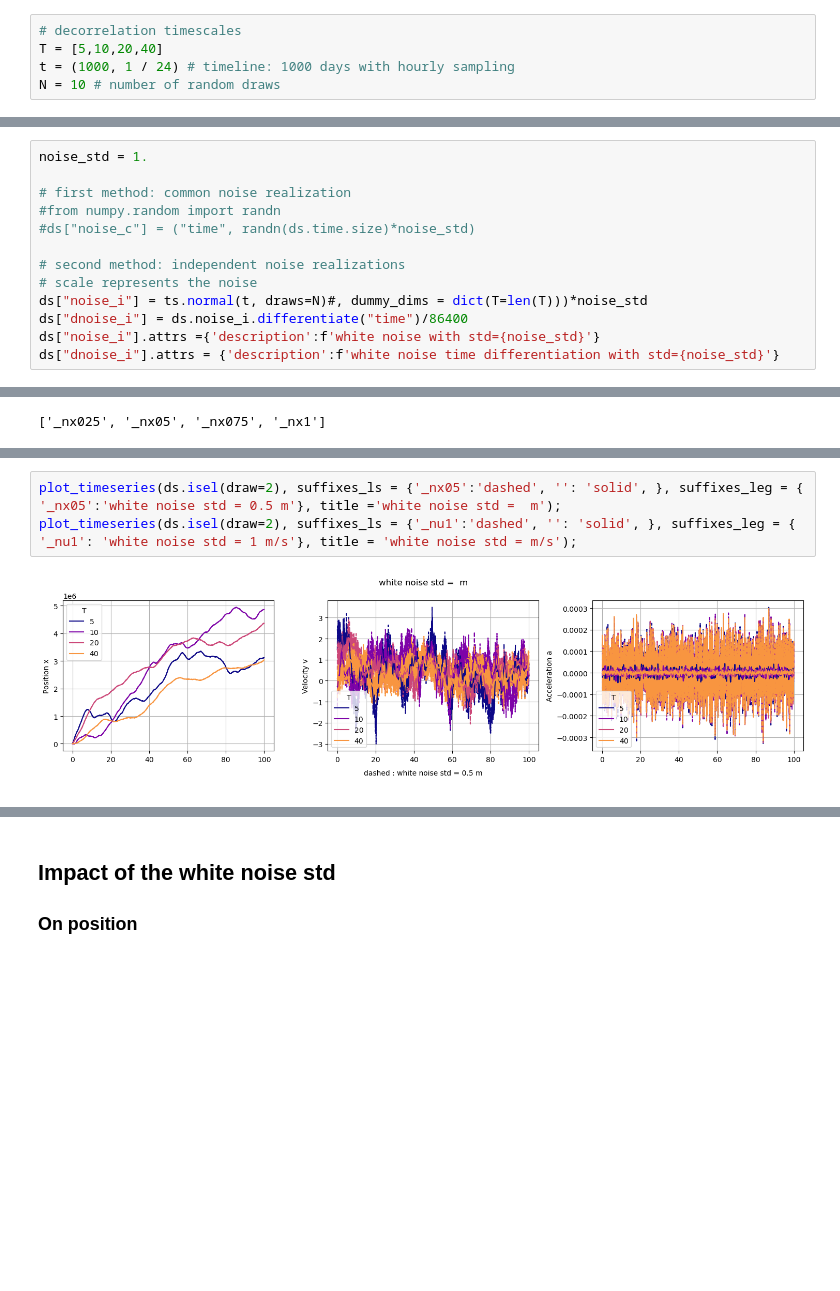
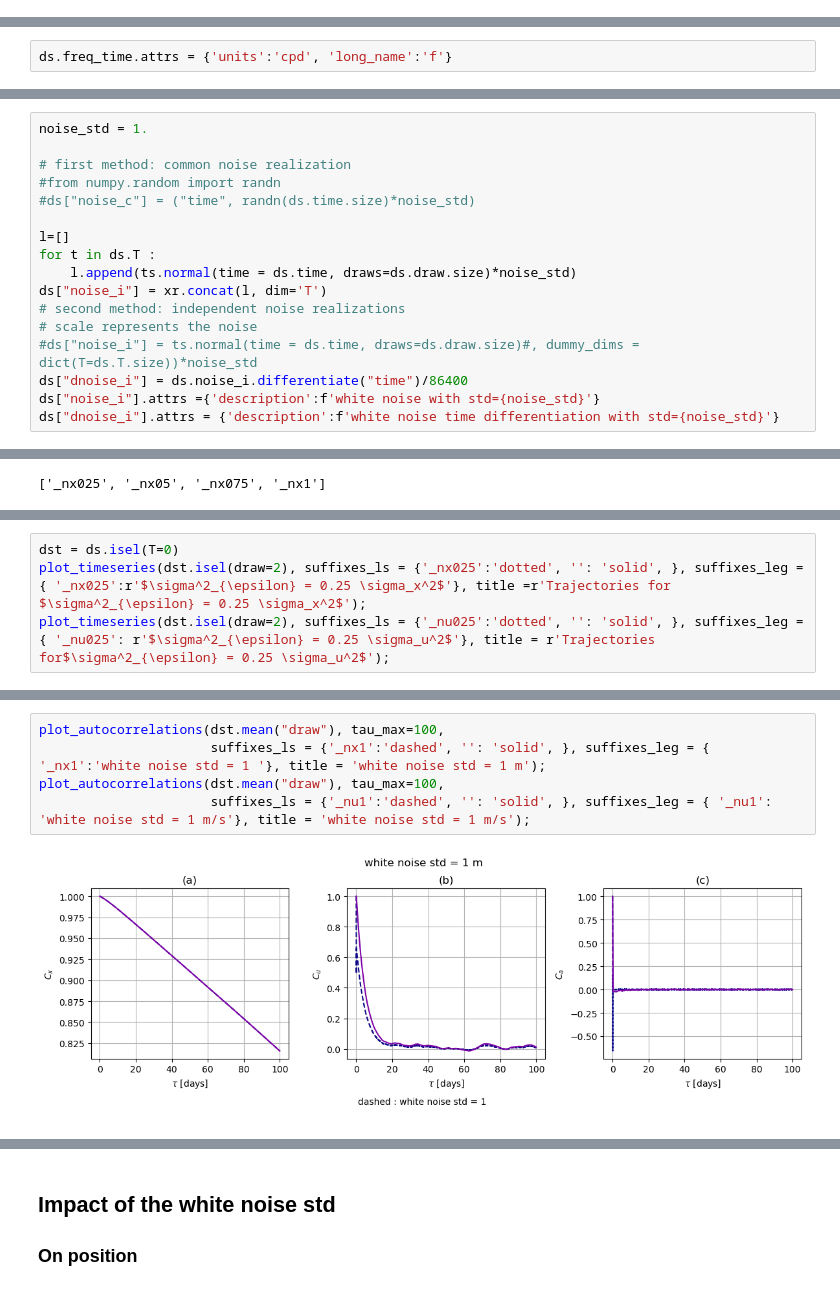
Before and after one commit to margot-demol/PhD, a Jupyter notebook: GDP/synthetics_trajectories/notebooks/diag_synthetic_trajectories_ou.ipynb, the cells around one changed output, grey strips where cells are left out. Drawn from its saved outputs; the diff is of its cells as text; blank space fills up the shorter version.

Commit message:
synthetic traj noise

```diff
--- a/GDP/synthetics_trajectories/notebooks/diag_synthetic_trajectories_ou.ipynb
+++ b/GDP/synthetics_trajectories/notebooks/diag_synthetic_trajectories_ou.ipynb
@@ -53,11 +53,6 @@ client
 # Embedded OU processes: Viggiano et al. 2020
 
 We generate timeseries corresponding to their equations (2.14-2.18).
-# %%
-# decorrelation timescales
-T = [5,10,20,40]
-t = (1000, 1 / 24) # timeline: 1000 days with hourly sampling
-N = 10 # number of random draws
 # %%
 #root_dir ='/Users/mdemol/code/PhD/GDP/synthetics_trajectories'
 path = os.path.join(root_dir, "synthetic_traj_ou.zarr")
@@ -84,3 +85,5 @@ Attributes:
+# %%
+ds.freq_time.attrs = {'units':'cpd', 'long_name':'f'}
 # %% [markdown]
 ## Plotting functions
 # %%
@@ -243,9 +259,13 @@ noise_std = 1.
 #from numpy.random import randn
 #ds["noise_c"] = ("time", randn(ds.time.size)*noise_std)
 
+l=[]
+for t in ds.T :
+    l.append(ts.normal(time = ds.time, draws=ds.draw.size)*noise_std)
+ds["noise_i"] = xr.concat(l, dim='T')
 # second method: independent noise realizations
 # scale represents the noise
-ds["noise_i"] = ts.normal(t, draws=N)#, dummy_dims = dict(T=len(T)))*noise_std
+#ds["noise_i"] = ts.normal(time = ds.time, draws=ds.draw.size)#, dummy_dims = dict(T=ds.T.size))*noise_std
 ds["dnoise_i"] = ds.noise_i.differentiate("time")/86400
 ds["noise_i"].attrs ={'description':f'white noise with std={noise_std}'}
 ds["dnoise_i"].attrs = {'description':f'white noise time differentiation with std={noise_std}'}
@@ -483,0 +487,4 @@ suffixes_x
+# %%
+dst = ds.isel(T=0)
+plot_timeseries(dst.isel(draw=2), suffixes_ls = {'_nx025':'dotted', '': 'solid', }, suffixes_leg = { '_nx025':r'$\sigma^2_{\epsilon} = 0.25 \sigma_x^2$'}, title =r'Trajectories for $\sigma^2_{\epsilon} = 0.25 \sigma_x^2$');
+plot_timeseries(dst.isel(draw=2), suffixes_ls = {'_nu025':'dotted', '': 'solid', }, suffixes_leg = { '_nu025': r'$\sigma^2_{\epsilon} = 0.25 \sigma_u^2$'}, title = r'Trajectories for$\sigma^2_{\epsilon} = 0.25 \sigma_u^2$');
@@ -484,5 +494,7 @@ suffixes_x
 # %%
-plot_timeseries(ds.isel(draw=2), suffixes_ls = {'_nx05':'dashed', '': 'solid', }, suffixes_leg = { '_nx05':'white noise std = 0.5 m'}, title ='white noise std =  m');
-plot_timeseries(ds.isel(draw=2), suffixes_ls = {'_nu1':'dashed', '': 'solid', }, suffixes_leg = { '_nu1': 'white noise std = 1 m/s'}, title = 'white noise std = m/s');
+plot_autocorrelations(dst.mean("draw"), tau_max=100,
+                      suffixes_ls = {'_nx1':'dashed', '': 'solid', }, suffixes_leg = { '_nx1':'white noise std = 1 '}, title = 'white noise std = 1 m');
+plot_autocorrelations(dst.mean("draw"), tau_max=100,
+                      suffixes_ls = {'_nu1':'dashed', '': 'solid', }, suffixes_leg = { '_nu1': 'white noise std = 1 m/s'}, title = 'white noise std = 1 m/s');
 # %% [output]
-[figure, old version]
+[figure, new version]
```
Also changed, not shown: parts of 32 cells of this notebook, 1 other file.
